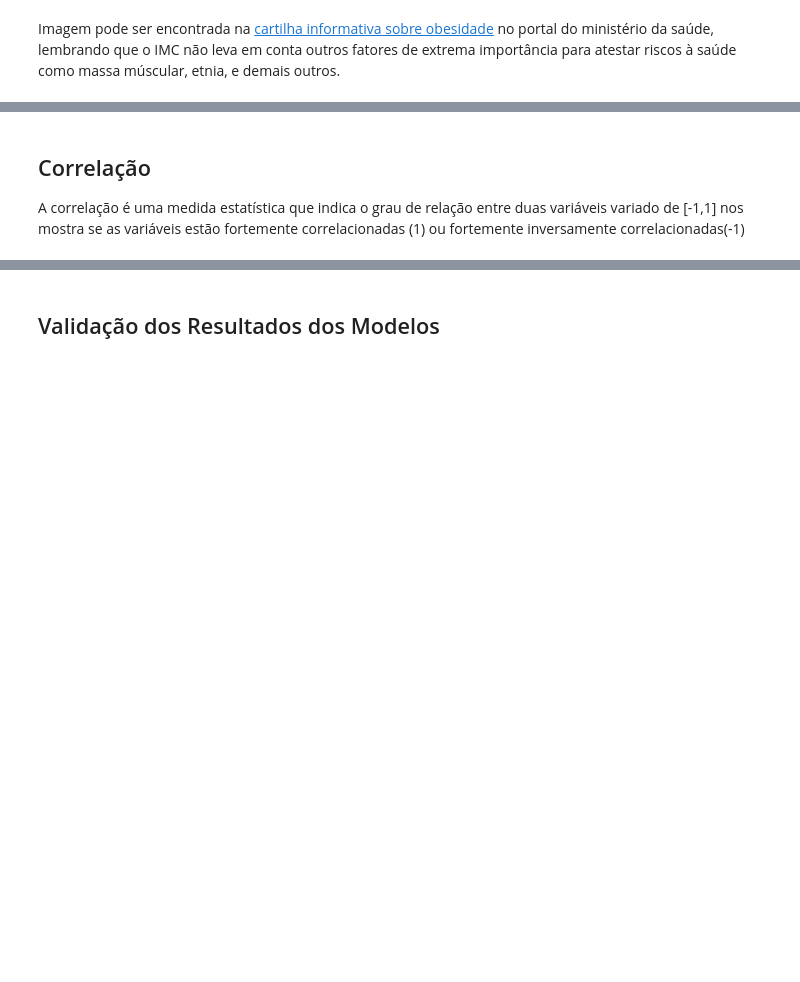
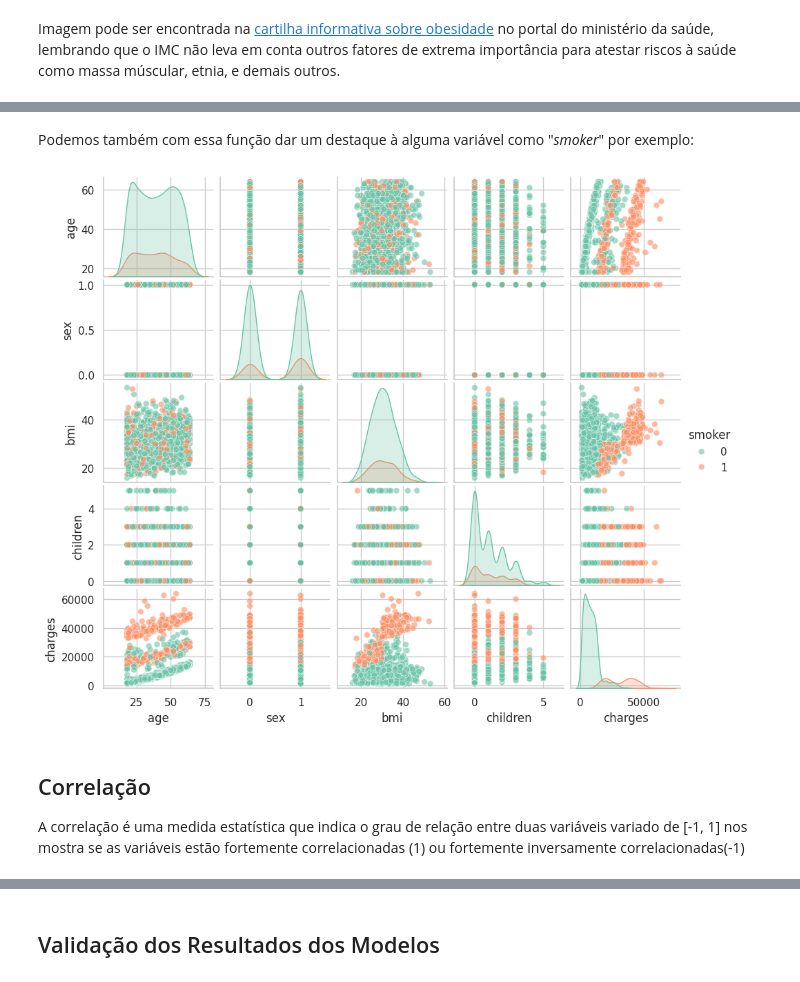
Before and after one commit to GruveJL/MVP3_PUC_RIO, a Jupyter notebook: MVP_3_Regressao.ipynb, the cells around one changed output, grey strips where cells are left out. Cells and saved outputs as stored; diff of their text form; code cells hidden in the pictures; blank space fills up the shorter version.

```diff
--- a/MVP_3_Regressao.ipynb
+++ b/MVP_3_Regressao.ipynb
@@ -273,4 +404,11 @@ Imagem pode ser encontrada na [cartilha informativa sobre obesidade](https://www
+# %% [markdown]
+Podemos também com essa função dar um destaque à alguma variável como "*smoker*" por exemplo:
+# %%
+#Plotando pairplot com destaque em "smoker"
+plot_pair(df,"smoker")
+# %% [output]
+[figure, added]
 # %% [markdown]
 ## Correlação
 
-A correlação é uma medida estatística que indica o grau de relação entre duas variáveis variado de [-1,1] nos mostra se as variáveis estão fortemente correlacionadas (1) ou fortemente inversamente correlacionadas(-1)
+A correlação é uma medida estatística que indica o grau de relação entre duas variáveis variado de [-1, 1] nos mostra se as variáveis estão fortemente correlacionadas (1) ou fortemente inversamente correlacionadas(-1)
```
Also changed, not shown: parts of 96 cells of this notebook.
